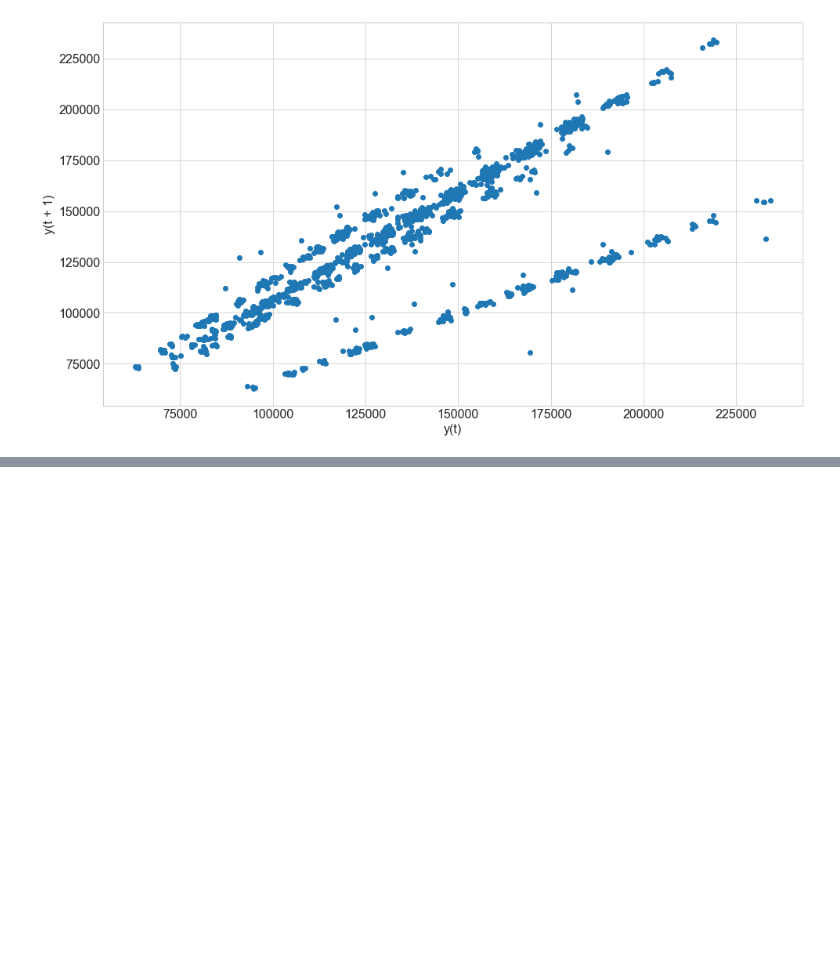
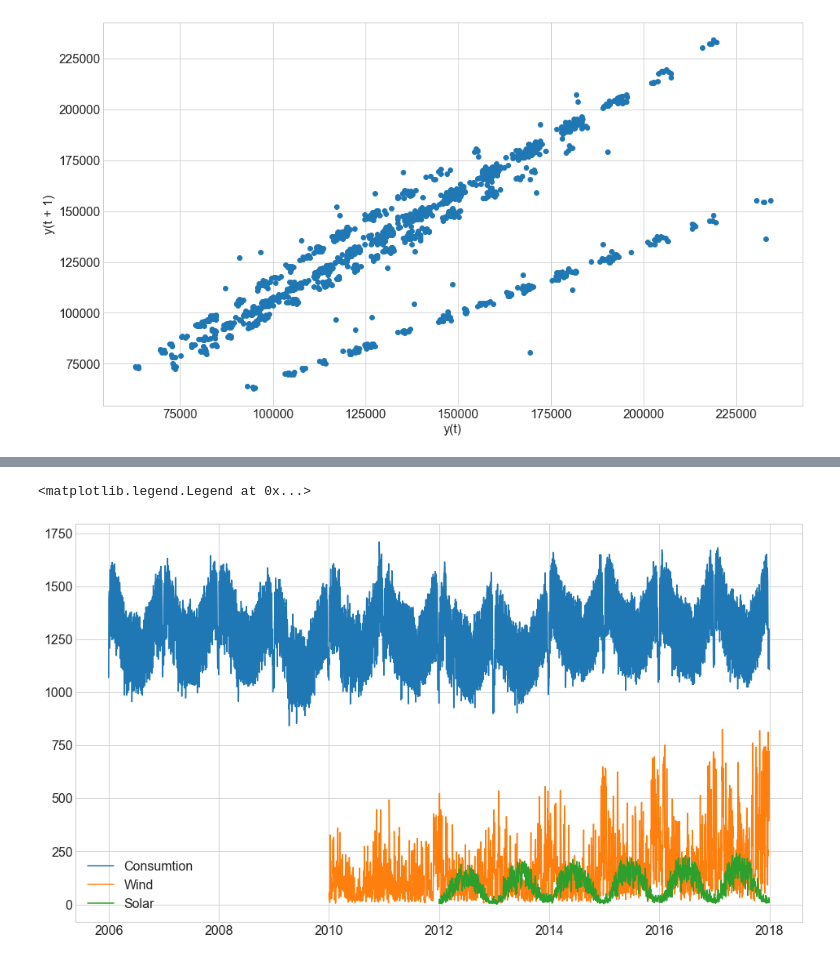
Before and after one commit to RyanMcCall/ds-methodologies-exercises, a Jupyter notebook: time_series/explore.ipynb, the cells around one changed output, grey strips where cells are left out. Cells and saved outputs as stored; diff of their text form; code cells hidden in the pictures; blank space fills up the shorter version.

```diff
--- a/time_series/explore.ipynb
+++ b/time_series/explore.ipynb
@@ -85,0 +88,3 @@ pd.plotting.lag_plot(train.sales_total)
+# %%
+power = prepare.wrangle_german_power()
+power
@@ -85,0 +106,10 @@ pd.plotting.lag_plot(train.sales_total)
+# %%
+plt.figure(figsize=(16,9))
+
+plt.plot(power.Consumption, label='Consumtion')
+plt.plot(power.Wind, label='Wind')
+plt.plot(power.Solar, label='Solar')
+plt.legend()
+# %% [output]
+<matplotlib.legend.Legend at 0x...>
+[figure, added]
```
Also changed, not shown: parts of 4 cells of this notebook.
